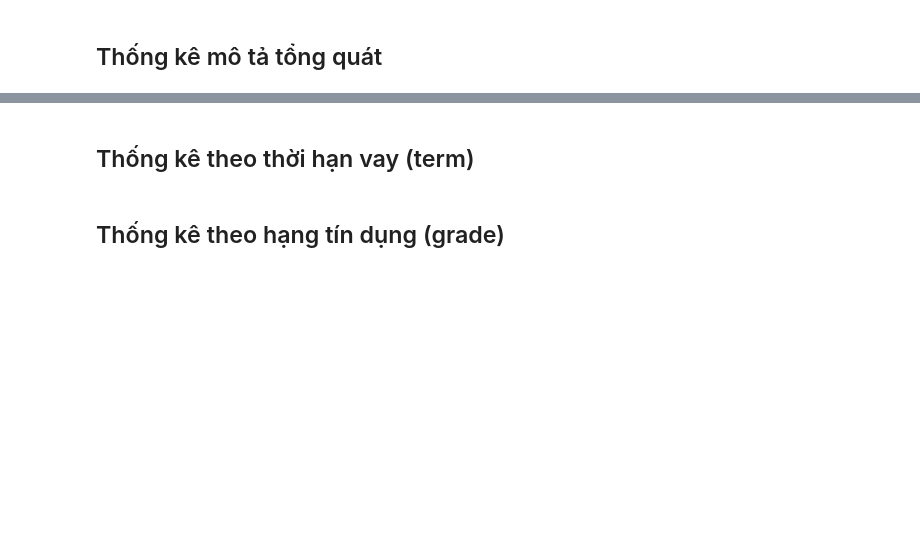
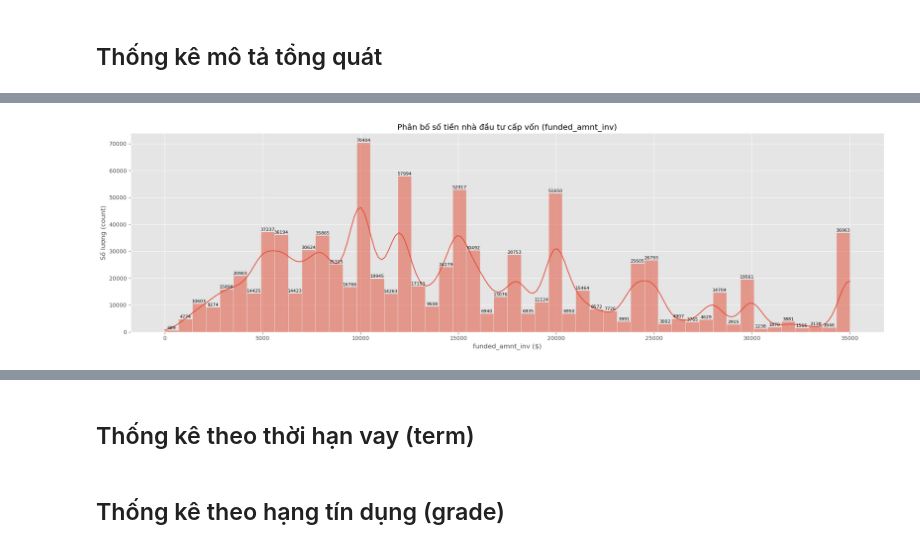
Before and after one commit to nctrinh/Credit-Risk-Analysis, a Jupyter notebook: notebooks/EDA.ipynb, the cells around one changed output, grey strips where cells are left out. Cells and saved outputs as stored; diff of their text form; code cells hidden in the pictures; blank space fills up the shorter version.

```diff
--- a/notebooks/EDA.ipynb
+++ b/notebooks/EDA.ipynb
@@ -410,0 +511,8 @@ plt.show()
+# %%
+hist_with_numbers(
+    p_loan_df["funded_amnt_inv"],
+    "Phân bố số tiền nhà đầu tư cấp vốn (funded_amnt_inv)",
+    "funded_amnt_inv ($)"
+)
+# %% [output]
+[figure, added]
```
Also changed, not shown: parts of 129 cells of this notebook, 1 other file.
